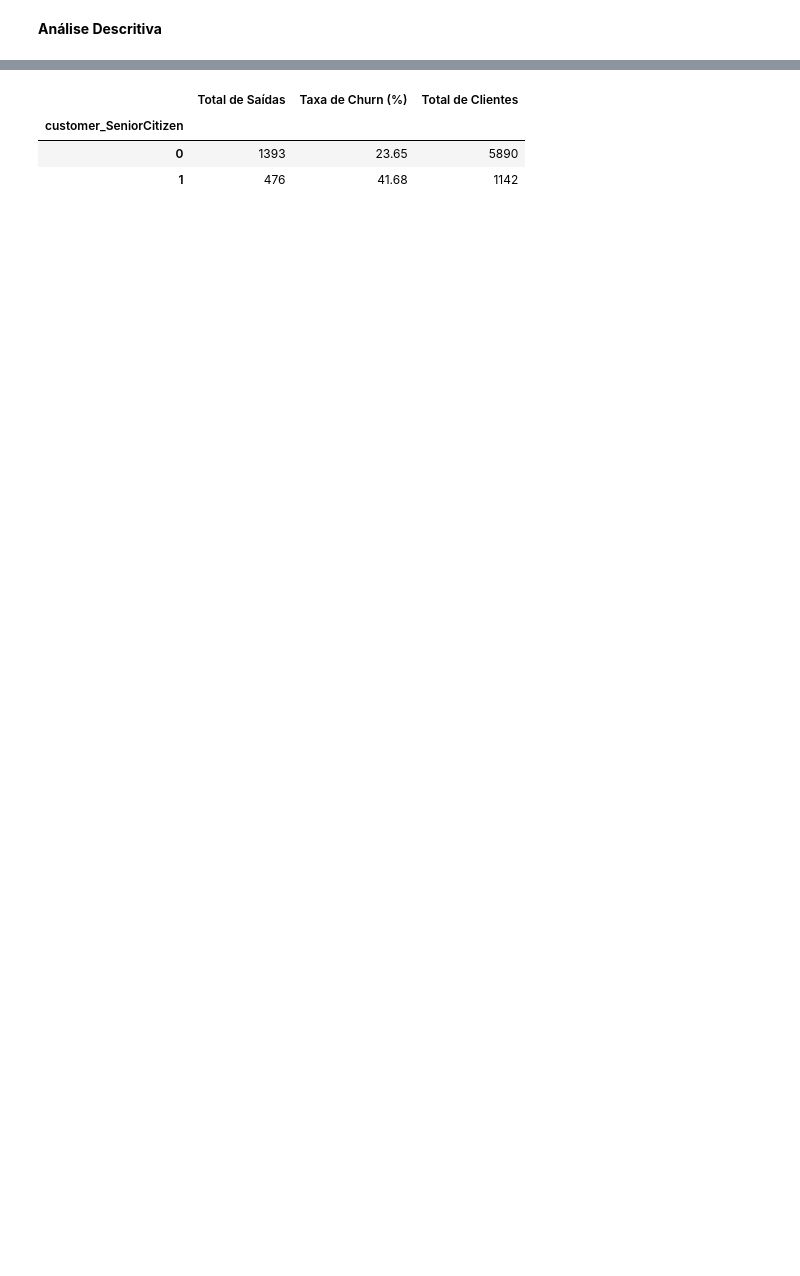
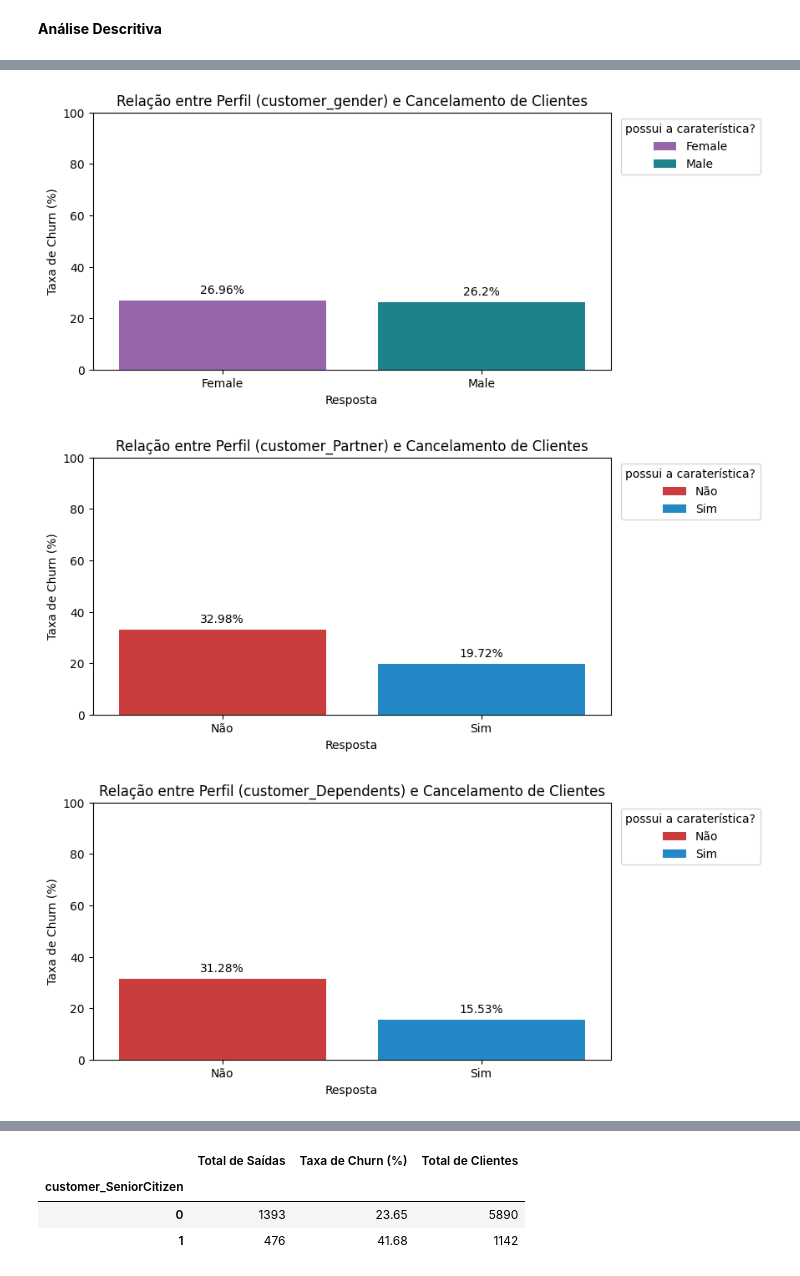
Before and after one commit to talitasilvad/challenge-alura-telecomx, a Jupyter notebook: AluraTelecomX.ipynb, the cells around one changed output, grey strips where cells are left out. Cells and saved outputs as stored; diff of their text form; code cells hidden in the pictures; blank space fills up the shorter version.

```diff
--- a/AluraTelecomX.ipynb
+++ b/AluraTelecomX.ipynb
@@ -375,0 +508,45 @@ Média de Tempo de Contrato e Gastos:
+# %%
+#Perfil do cliente para verificar a Taxa de Churn
+colunas_perfil = [
+    'customer_gender',
+    'customer_Partner',
+    'customer_Dependents',
+    'customer_SeniorCitizen',
+]
+for col in colunas_perfil:
+  analise_perfil = (telecomx_df.groupby(col)['Churn'].mean() * 100).round(2).reset_index()
+  analise_perfil.columns = [col, 'Taxa de Churn(%)']
+  analise_perfil[col] = analise_perfil[col].replace({0:'Não', 1:'Sim'})
+
+  analise_perfil = analise_perfil.sort_values(by='Taxa de Churn(%)', ascending=False)
+
+  plt.figure(figsize=(8,4))
+
+  grafico = sns.barplot(data=analise_perfil,
+                        x=col,
+                        y='Taxa de Churn(%)',
+                        hue=col,
+                        palette=cores_projeto,
+                        legend=True)
+
+  for p in grafico.patches:
+    height = p.get_height()
+    if height > 0:
+      grafico.annotate(f'{height}%',
+                      (p.get_x() + p.get_width() / 2., height),
+                      ha='center', va='center',
+                      xytext=(0,9),
+                      textcoords = 'offset points')
+
+  plt.title(f'Relação entre Perfil ({col}) e Cancelamento de Clientes')
+  plt.legend(title='possui a caraterística?', loc='upper right', bbox_to_anchor=(1.30, 1))
+  plt.ylabel('Taxa de Churn (%)')
+  plt.xlabel('Resposta')
+  plt.ylim(0,100)
+
+  plt.show()
+  print('\n')
+# %% [output]
+[figure, added]
+[figure, added]
+[figure, added]
```
Also changed, not shown: parts of 16 cells of this notebook.
